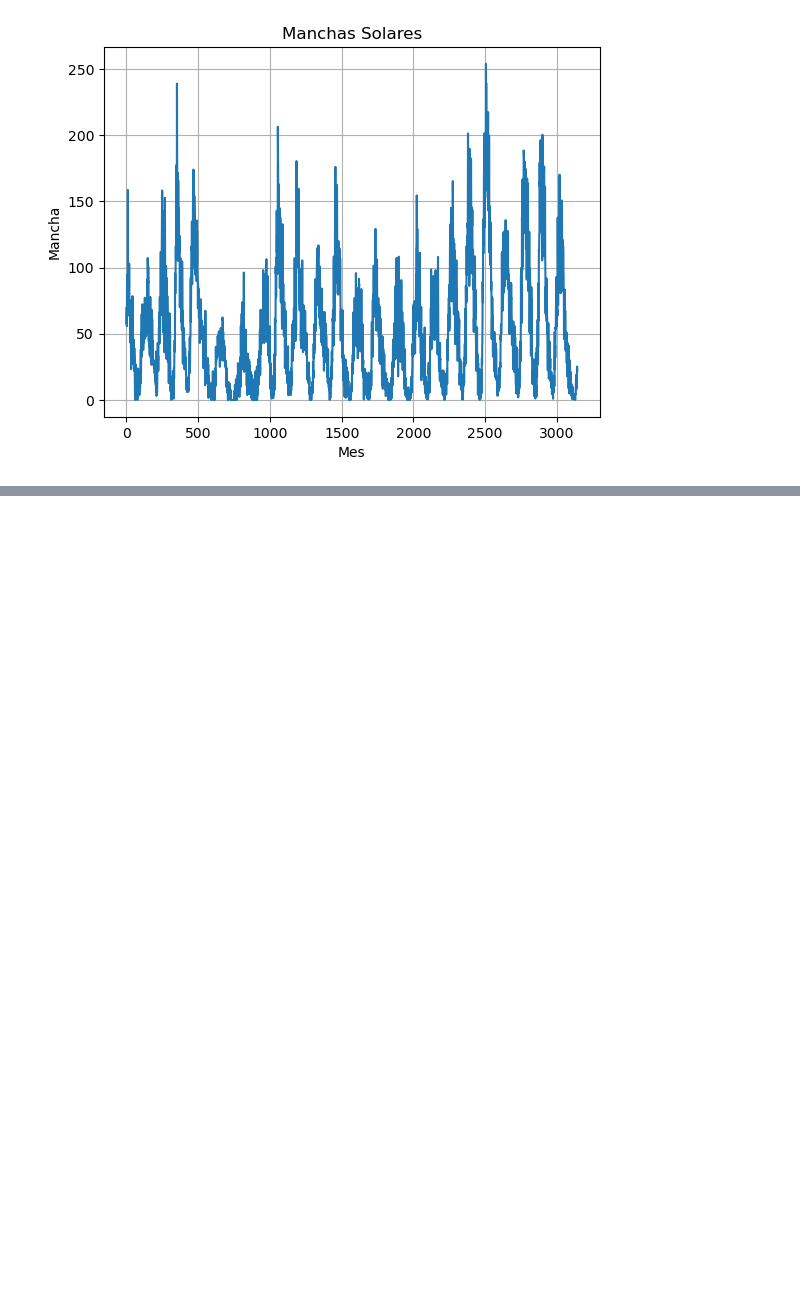
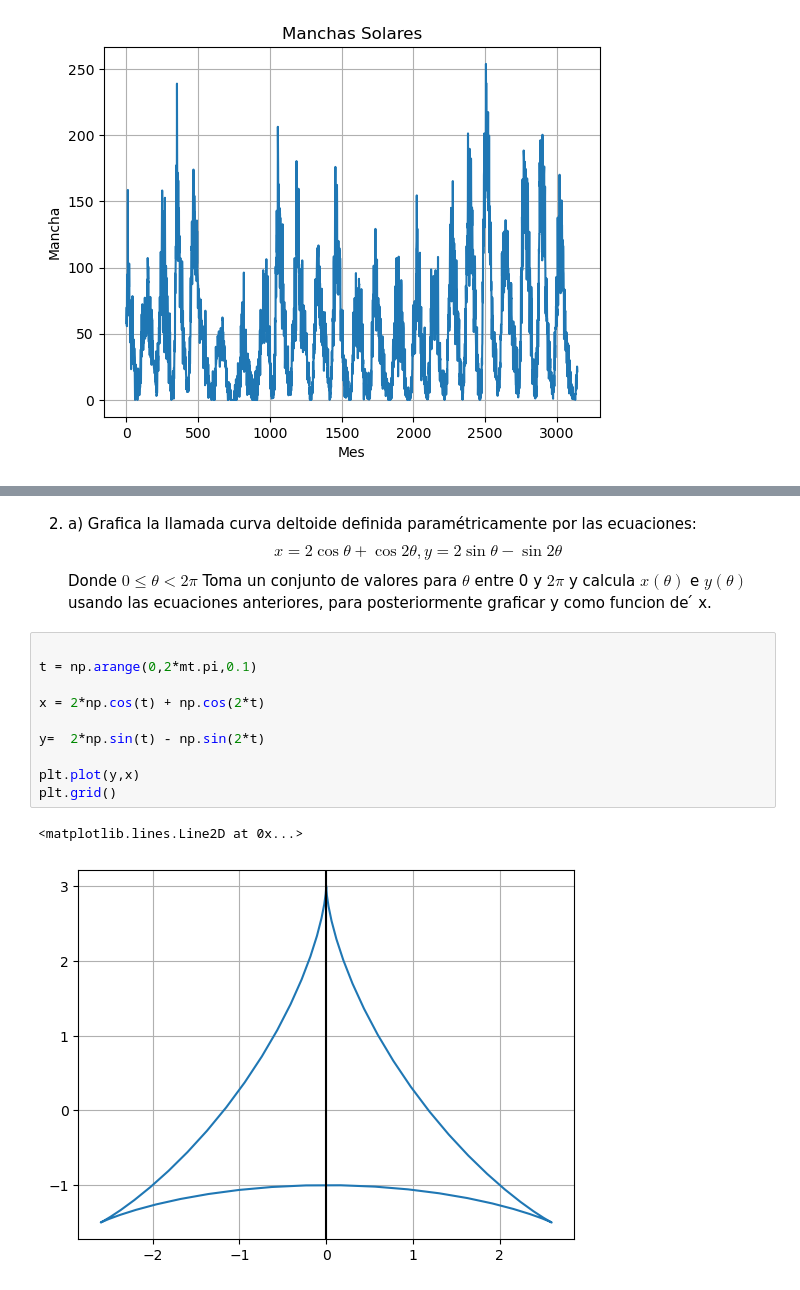
Before and after one commit to IanAlam27/Fisica-Computacional-8245, a Jupyter notebook: Mi notebook.ipynb, the cells around one changed output, grey strips where cells are left out. Drawn from its saved outputs; the diff is of its cells as text; blank space fills up the shorter version.

```diff
--- a/Mi notebook.ipynb
+++ b/Mi notebook.ipynb
@@ -713,0 +718,19 @@ print(Y)
+# %% [markdown]
+2. a) Grafica la llamada curva deltoide definida paramétricamente por las ecuaciones:
+$$ x = 2 \cos \theta + \cos 2\theta, y = 2\sin \theta - \sin2\theta$$
+Donde $0 ≤ \theta < 2\pi$ Toma un conjunto de valores para $\theta$ entre 0 y $2\pi$ y calcula
+$x(\theta)$ e $y(\theta)$ usando las ecuaciones anteriores, para posteriormente graficar y como
+funcion de  ́ x.
+# %%
+
+t = np.arange(0,2*mt.pi,0.1)
+
+x = 2*np.cos(t) + np.cos(2*t)
+
+y=  2*np.sin(t) - np.sin(2*t)
+
+plt.plot(y,x)
+plt.grid()
+# %% [output]
+<matplotlib.lines.Line2D at 0x...>
+[figure, added]
```
Also changed, not shown: parts of 14 cells of this notebook.
